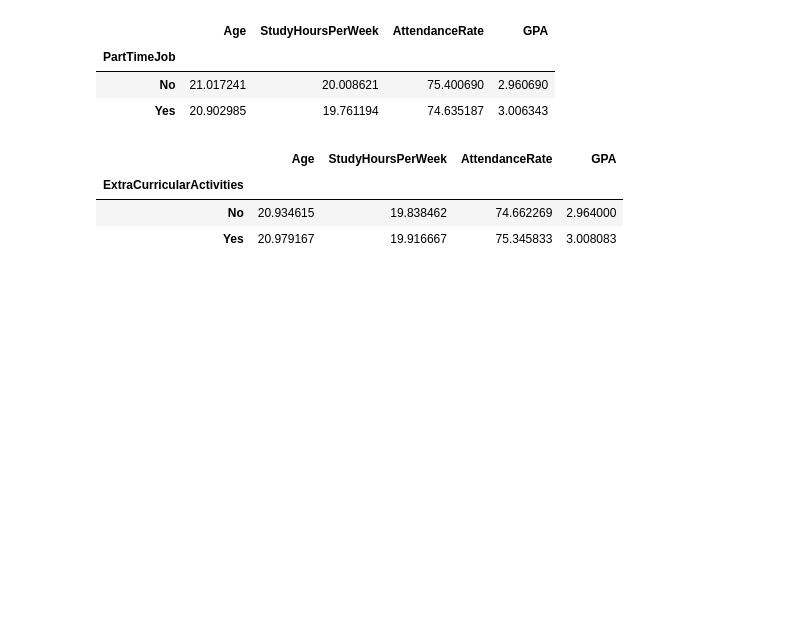
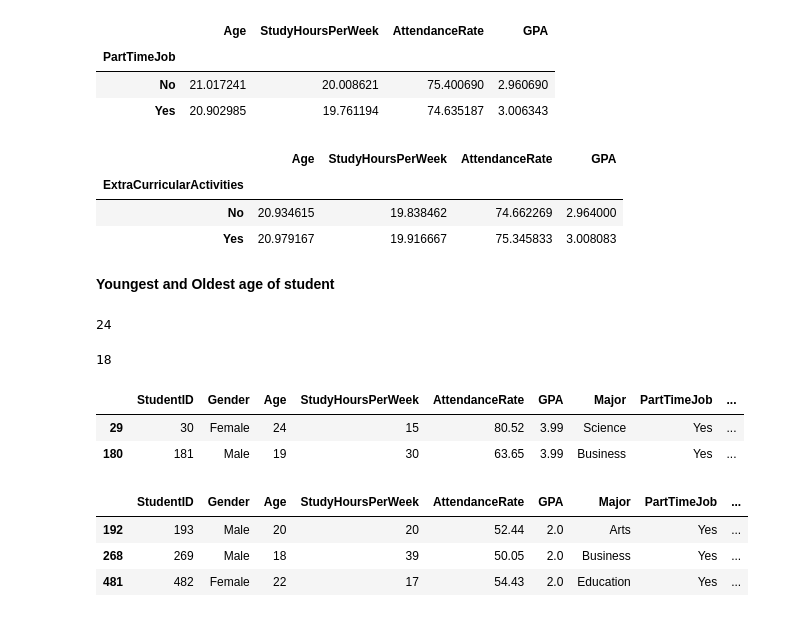
Before and after one commit to AniketRathod305/Student_Performance_EDA, a Jupyter notebook: Student_Performance_Data.ipynb, the cells around one changed output. Cells and saved outputs as stored; diff of their text form; code cells hidden in the pictures; blank space fills up the shorter version.

```diff
--- a/Student_Performance_Data.ipynb
+++ b/Student_Performance_Data.ipynb
@@ -161,3 +161,26 @@ df[['Age','StudyHoursPerWeek','AttendanceRate','GPA']].groupby(df['ExtraCurricul
 | ExtraCurricularActivities |  |  |  |  |
 | No | 20.934615 | 19.838462 | 74.662269 | 2.964000 |
 | Yes | 20.979167 | 19.916667 | 75.345833 | 3.008083 |
+# %% [markdown]
+__Youngest and Oldest age of student__
+# %%
+df['Age'].max()
+# %% [output]
+24
+# %%
+df['Age'].min()
+# %% [output]
+18
+# %%
+df[df['GPA']==df['GPA'].max()]
+# %% [output]
+|  | StudentID | Gender | Age | StudyHoursPerWeek | AttendanceRate | GPA | Major | PartTimeJob | ... |
+| 29 | 30 | Female | 24 | 15 | 80.52 | 3.99 | Science | Yes | ... |
+| 180 | 181 | Male | 19 | 30 | 63.65 | 3.99 | Business | Yes | ... |
+# %%
+df[df['GPA']==df['GPA'].min()]
+# %% [output]
+|  | StudentID | Gender | Age | StudyHoursPerWeek | AttendanceRate | GPA | Major | PartTimeJob | ... |
+| 192 | 193 | Male | 20 | 20 | 52.44 | 2.0 | Arts | Yes | ... |
+| 268 | 269 | Male | 18 | 39 | 50.05 | 2.0 | Business | Yes | ... |
+| 481 | 482 | Female | 22 | 17 | 54.43 | 2.0 | Education | Yes | ... |
```
